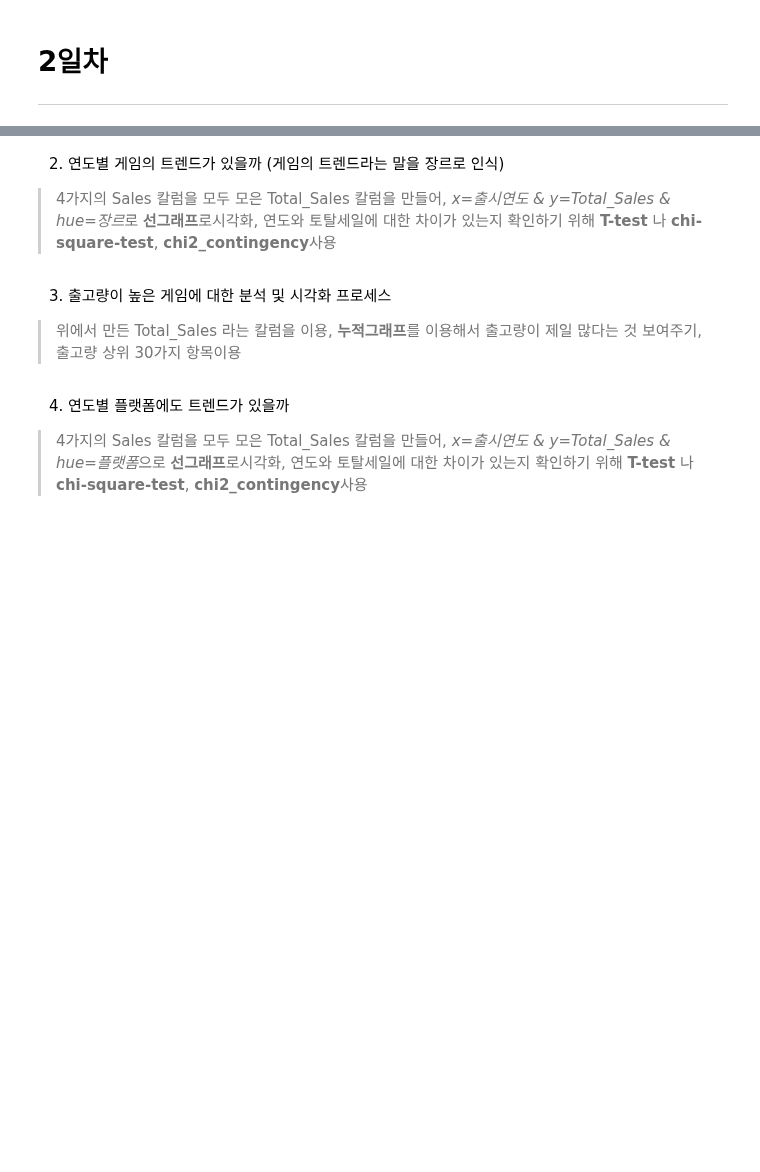
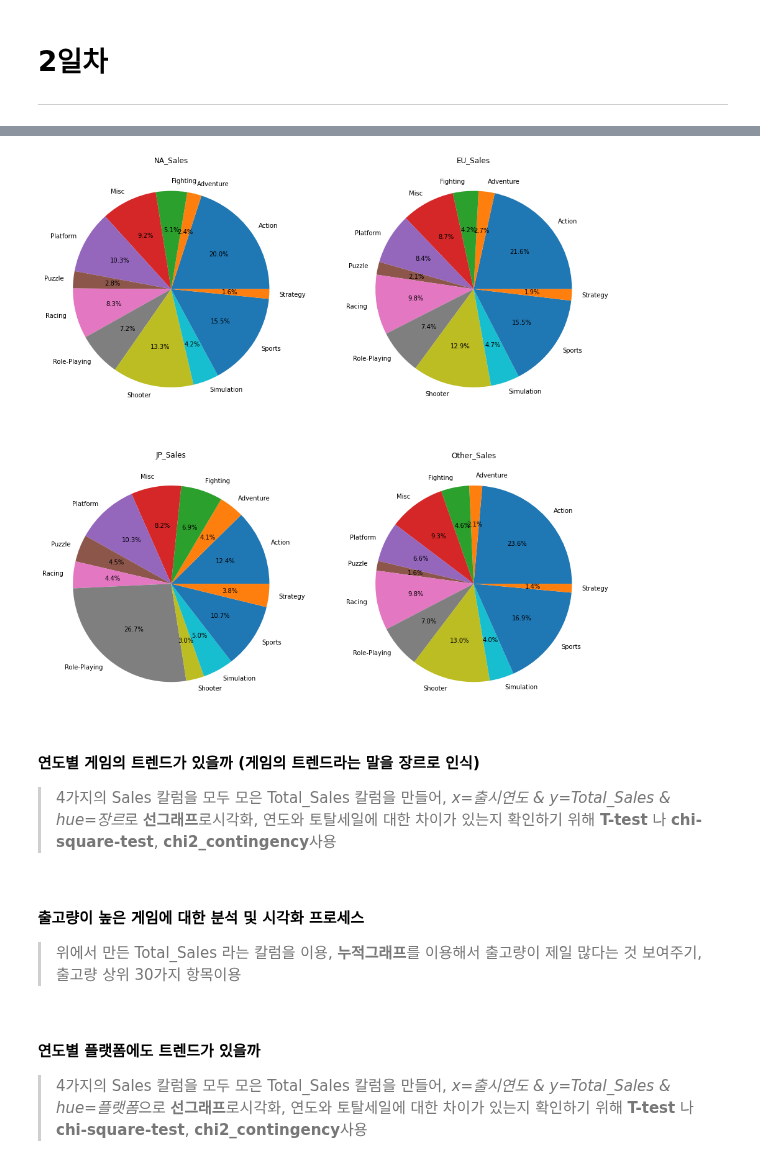
Before and after one commit to ohyunju/projects, a Jupyter notebook: project1/Project1.ipynb, the cells around one changed output, grey strips where cells are left out. Drawn from its saved outputs; the diff is of its cells as text; code cells hidden in the pictures; blank space fills up the shorter version.

```diff
--- a/project1/Project1.ipynb
+++ b/project1/Project1.ipynb
@@ -219,10 +271,33 @@ See the caveats in the documentation: https://pandas.pydata.org/pandas-docs/stab
+# %%
+import matplotlib.pyplot as plt
+
+plt.figure(figsize=(16, 16))
+plt.subplot(221)
+plt.title('NA_Sales')
+plt.pie(obs_region['NA_Sales'], labels=obs_region['Genre'], autopct='%.1f%%')
+
+plt.subplot(222)
+plt.title('EU_Sales')
+plt.pie(obs_region['EU_Sales'], labels=obs_region['Genre'], autopct='%.1f%%')
+
+plt.subplot(223)
+plt.title('JP_Sales')
+plt.pie(obs_region['JP_Sales'], labels=obs_region['Genre'], autopct='%.1f%%')
+
+plt.subplot(224)
+plt.title('Other_Sales')
+plt.pie(obs_region['Other_Sales'], labels=obs_region['Genre'], autopct='%.1f%%')
+
+plt.show()
+# %% [output]
+[figure, added]
 # %% [markdown]
-2. 연도별 게임의 트렌드가 있을까 (게임의 트렌드라는 말을 장르로 인식)
+#### 연도별 게임의 트렌드가 있을까 (게임의 트렌드라는 말을 장르로 인식)
 > 4가지의 Sales 칼럼을 모두 모은 Total_Sales 칼럼을 만들어, *x=출시연도 & y=Total_Sales & hue=장르*로 **선그래프**로시각화, 연도와 토탈세일에 대한 차이가 있는지 확인하기 위해 **T-test** 나 **chi-square-test**, **chi2_contingency**사용
 # %% [markdown]
-3. 출고량이 높은 게임에 대한 분석 및 시각화 프로세스
+#### 출고량이 높은 게임에 대한 분석 및 시각화 프로세스
 > 위에서 만든 Total_Sales 라는 칼럼을 이용, **누적그래프**를 이용해서 출고량이 제일 많다는 것 보여주기, 출고량 상위 30가지 항목이용
 # %% [markdown]
-4. 연도별 플랫폼에도 트렌드가 있을까
+#### 연도별 플랫폼에도 트렌드가 있을까
 > 4가지의 Sales 칼럼을 모두 모은 Total_Sales 칼럼을 만들어, *x=출시연도 & y=Total_Sales & hue=플랫폼*으로 **선그래프**로시각화, 연도와 토탈세일에 대한 차이가 있는지 확인하기 위해 **T-test** 나 **chi-square-test**, **chi2_contingency**사용
 # %% [markdown]
```
Also changed, not shown: parts of 5 cells of this notebook.
